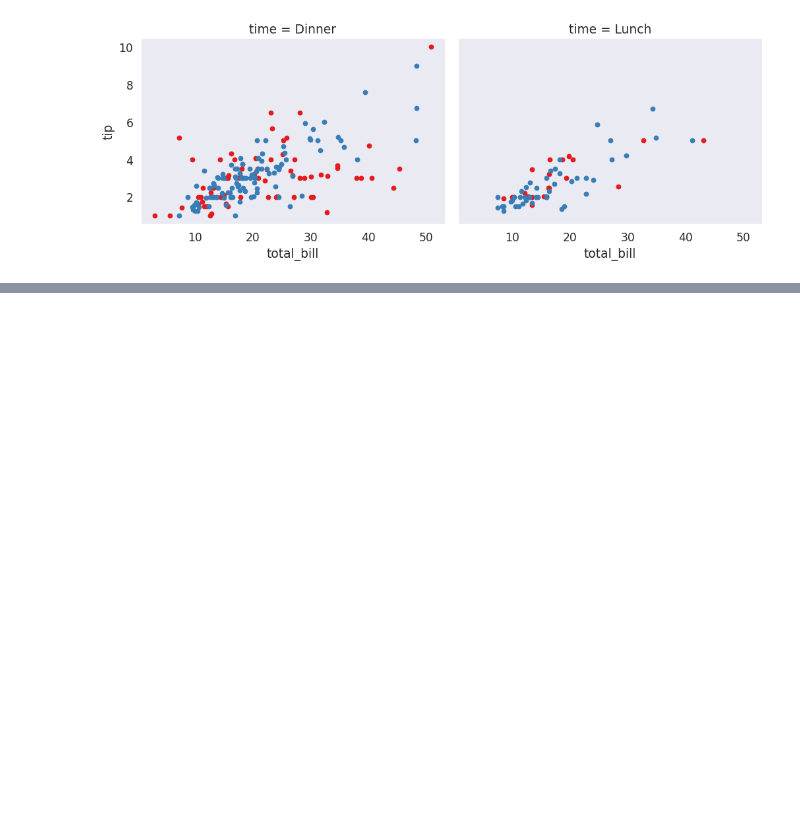
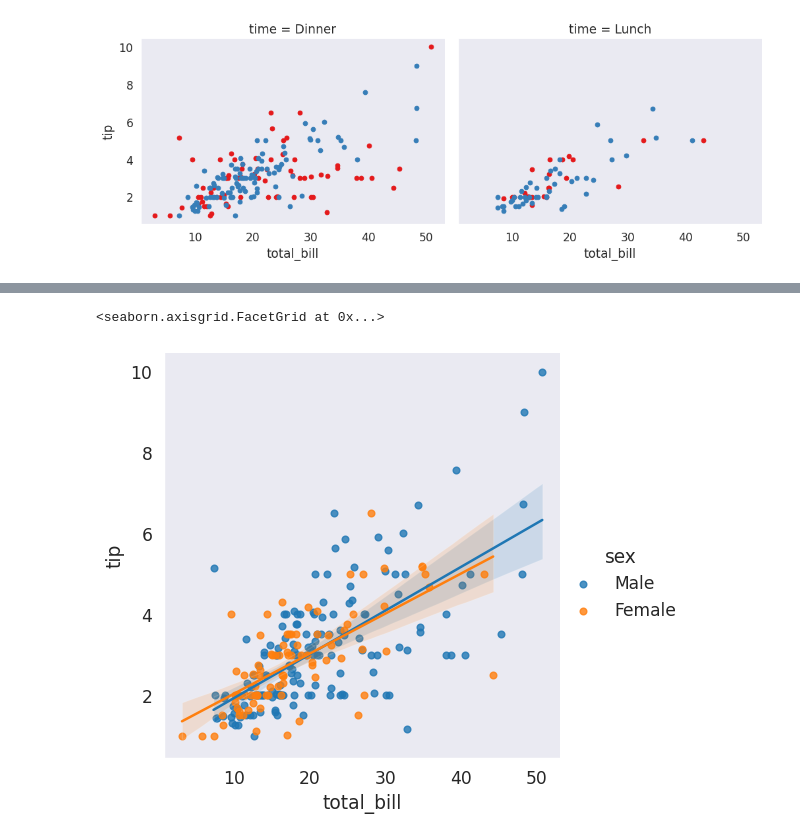
Before and after one commit to EdwinKingori/Seaborn_DataVisualizations, a Jupyter notebook: seaborn_layout.ipynb, the cells around one changed output, grey strips where cells are left out. Cells and saved outputs as stored; diff of their text form; code cells hidden in the pictures; blank space fills up the shorter version.

```diff
--- a/seaborn_layout.ipynb
+++ b/seaborn_layout.ipynb
@@ -458,0 +507,6 @@ tips_fg.map(plt.scatter, 'total_bill', 'tip')
+# %%
+#Example 2: using implot
+sns.lmplot(x='total_bill', y='tip', data=tips_df, hue ='sex', scatter=True)
+# %% [output]
+<seaborn.axisgrid.FacetGrid at 0x...>
+[figure, added]
```
Also changed, not shown: parts of 11 cells of this notebook.
